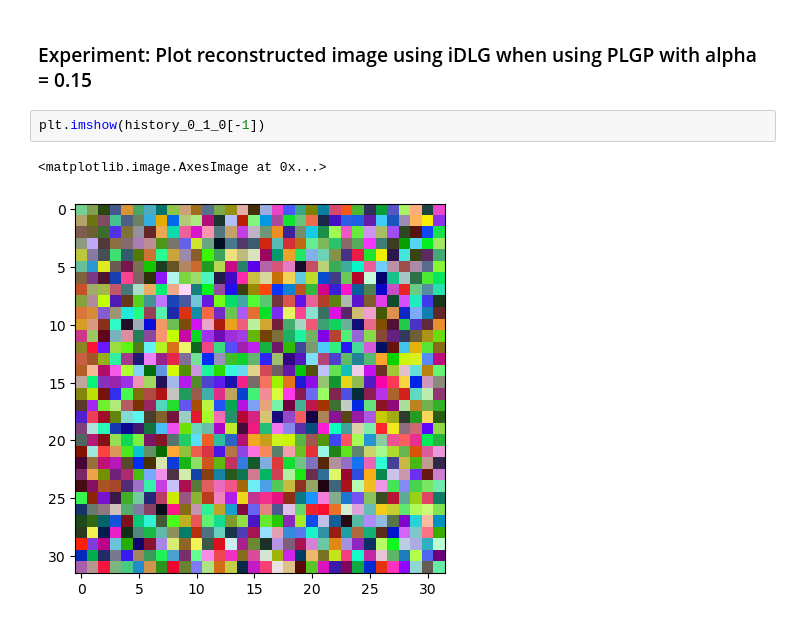
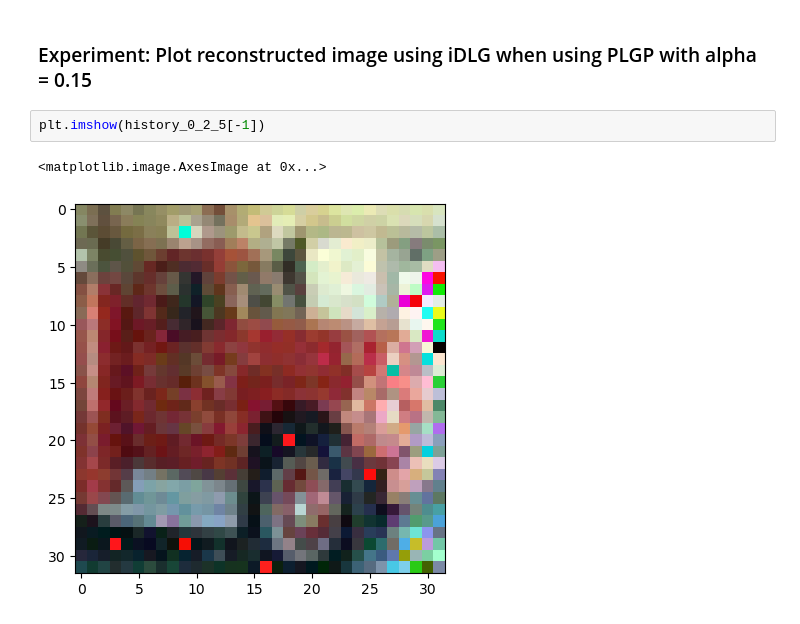
Before and after one commit to albert-moller/GradientPruningInFL, a Jupyter notebook: single_image_idlg_experiment.ipynb, the cells around one changed output. Drawn from its saved outputs; the diff is of its cells as text.

Commit message:
Single image reconstruction experiment
Co-authored-by: Mark Andrawes <markandrawes@hotmail.com>

```diff
--- a/single_image_idlg_experiment.ipynb
+++ b/single_image_idlg_experiment.ipynb
@@ -193,8 +187,8 @@ plt.imshow(prepare_tensor_for_plotting(gt_data_orig_0_1_0))
 # %% [markdown]
 ### Experiment: Plot reconstructed image using iDLG when using PLGP with alpha = 0.15
 # %%
-plt.imshow(history_0_1_0[-1])
+plt.imshow(history_0_2_5[-1])
 # %% [output]
 <matplotlib.image.AxesImage at 0x...>
-[figure, old version]
+[figure, new version]
 # %%
```
Also changed, not shown: parts of 5 cells of this notebook.
